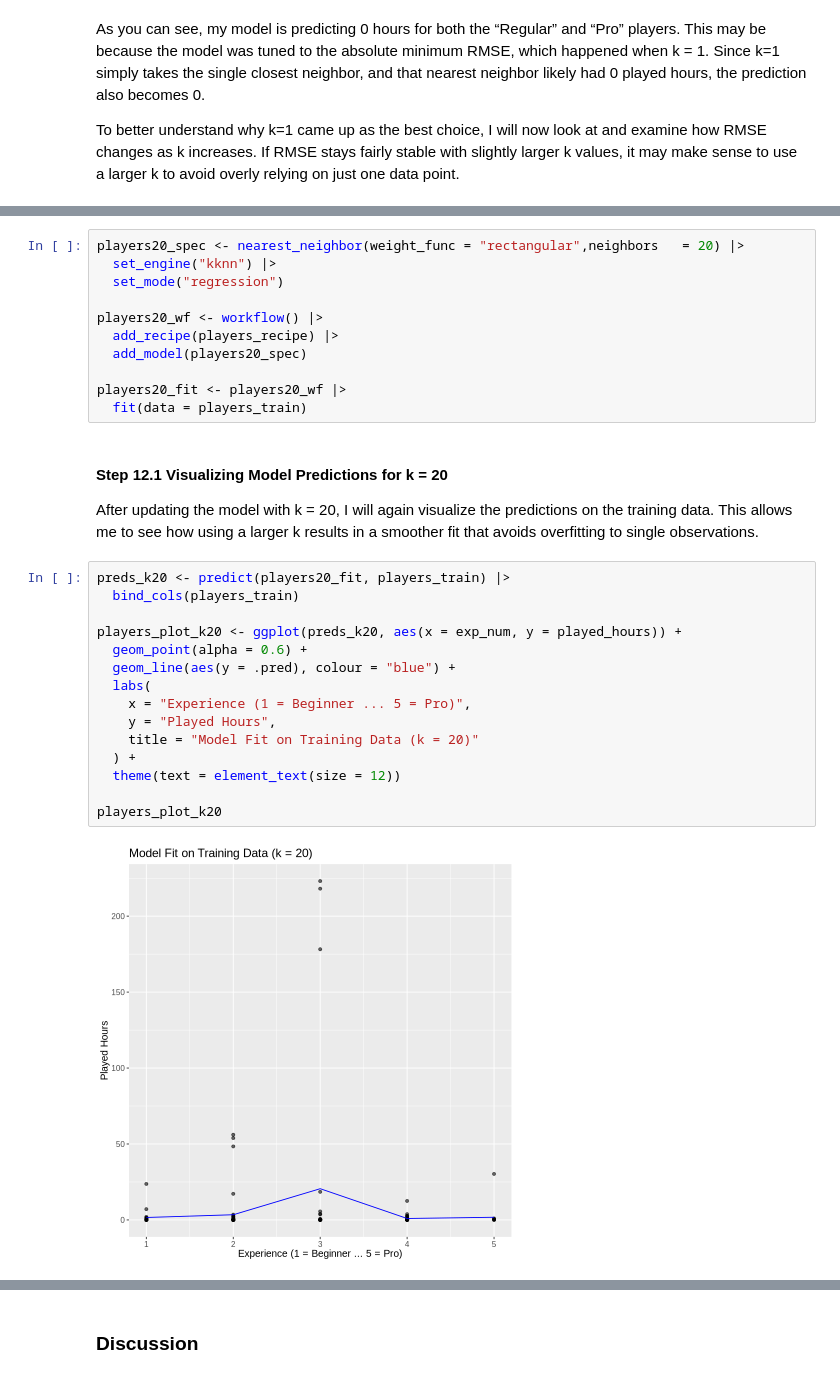
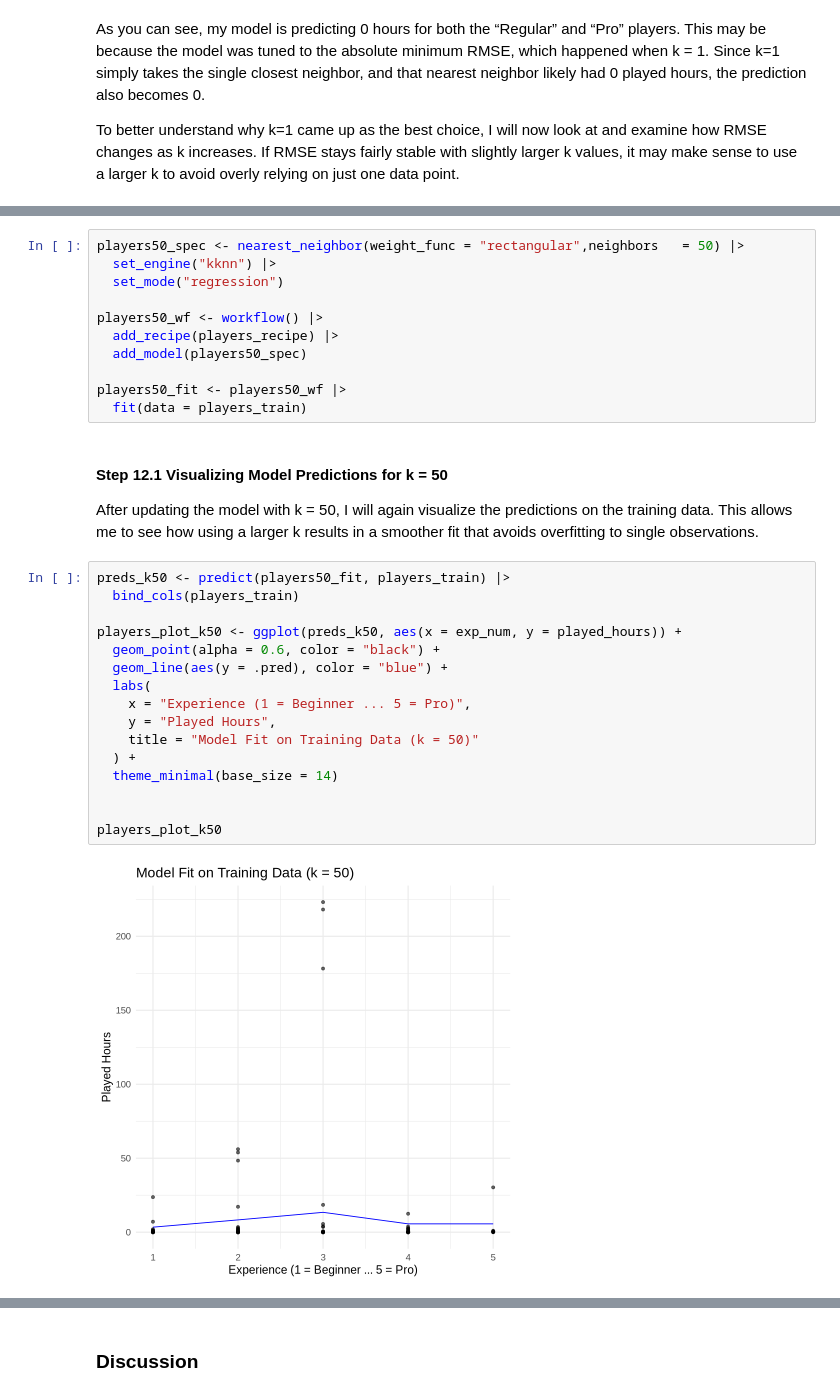
Before and after one commit to anroopchandi/datasci_project, a Jupyter notebook: Project-Notebook.ipynb, the cells around one changed output, grey strips where cells are left out. Drawn from its saved outputs; the diff is of its cells as text.

```diff
--- a/Project-Notebook.ipynb
+++ b/Project-Notebook.ipynb
@@ -366,32 +372,33 @@ Since k = 1 was causing zero-only predictions, I will now build a new KNN regres
 # %%
-players20_spec <- nearest_neighbor(weight_func = "rectangular",neighbors   = 20) |>
+players50_spec <- nearest_neighbor(weight_func = "rectangular",neighbors   = 50) |>
   set_engine("kknn") |>
   set_mode("regression")
 
-players20_wf <- workflow() |>
+players50_wf <- workflow() |>
   add_recipe(players_recipe) |>
-  add_model(players20_spec)
+  add_model(players50_spec)
 
-players20_fit <- players20_wf |>
+players50_fit <- players50_wf |>
   fit(data = players_train)
 # %% [markdown]
-#### **Step 12.1 Visualizing Model Predictions for k = 20**
-After updating the model with k = 20, I will again visualize the predictions on the training data. This allows me to see how using a larger k results in a smoother fit that avoids overfitting to single observations.
+#### Step 12.1 Visualizing Model Predictions for k = 50
+After updating the model with k = 50, I will again visualize the predictions on the training data. This allows me to see how using a larger k results in a smoother fit that avoids overfitting to single observations.
 # %%
-preds_k20 <- predict(players20_fit, players_train) |>
+preds_k50 <- predict(players50_fit, players_train) |>
   bind_cols(players_train)
 
-players_plot_k20 <- ggplot(preds_k20, aes(x = exp_num, y = played_hours)) +
-  geom_point(alpha = 0.6) +
-  geom_line(aes(y = .pred), colour = "blue") +
+players_plot_k50 <- ggplot(preds_k50, aes(x = exp_num, y = played_hours)) +
+  geom_point(alpha = 0.6, color = "black") +
+  geom_line(aes(y = .pred), color = "blue") +
   labs(
     x = "Experience (1 = Beginner ... 5 = Pro)",
     y = "Played Hours",
-    title = "Model Fit on Training Data (k = 20)"
+    title = "Model Fit on Training Data (k = 50)"
   ) +
-  theme(text = element_text(size = 12))
+  theme_minimal(base_size = 14)
 
-players_plot_k20
+
+players_plot_k50
 # %% [output]
-[figure, old version]
+[figure, new version]
 # %% [markdown]
```
Also changed, not shown: parts of 39 cells of this notebook.
